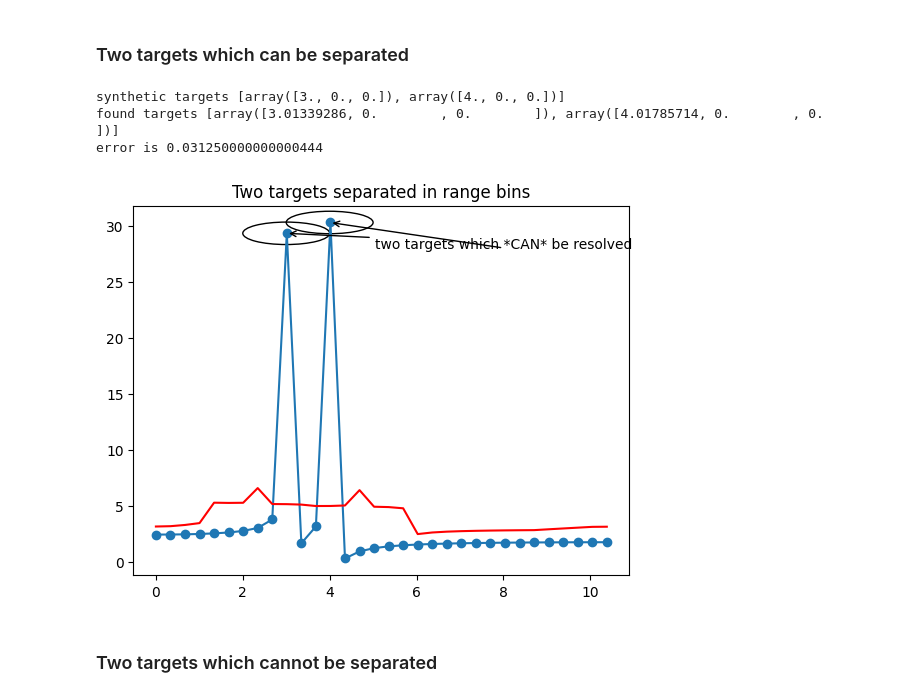
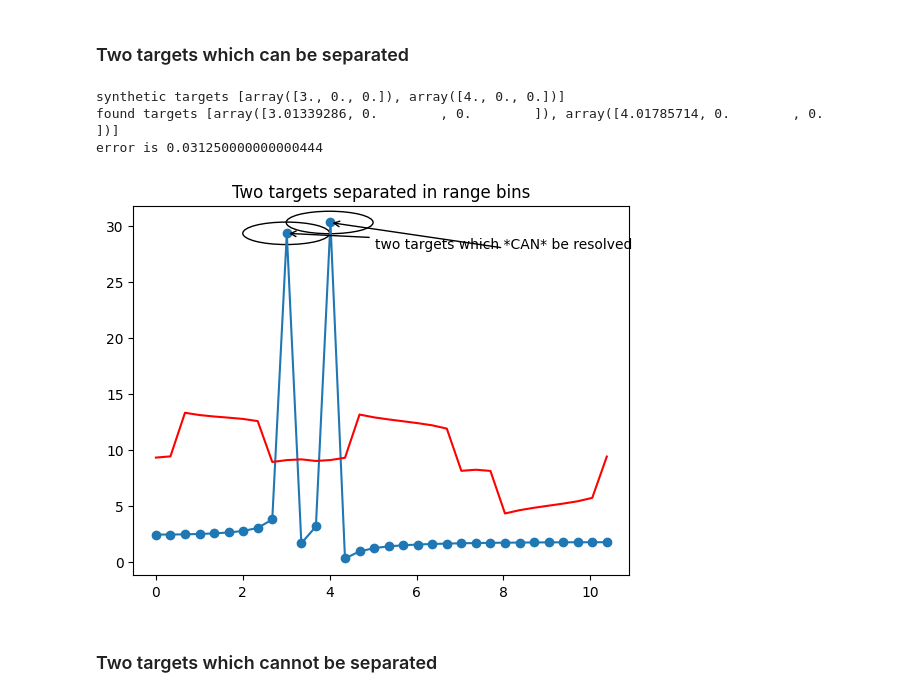
Before and after one commit to matt-chv/mmWrt, a Jupyter notebook: docs/Resolution.ipynb, the cells around one changed output. Drawn from its saved outputs; the diff is of its cells as text; code cells hidden in the pictures.

```diff
--- a/docs/Resolution.ipynb
+++ b/docs/Resolution.ipynb
@@ -79,9 +79,9 @@ bb = rt_points([radar], scatterers,
                radar, debug=debug_ON)
 
 Distances, range_profile = rsp.range_fft(bb["adc_cube"][0, 0, 0, :], bb)
-ca_cfar = rsp.cfar_ca_1d(range_profile)
-
 mag_r = abs(range_profile)
+ca_cfar = rsp.cfar_ca(mag_r, train_cell_count=10,
+                      guard_cell_count=1, pfa=1e-1)
 mag_c = abs(ca_cfar)
 # little hack to remove small FFT ripples : mag_r> 5
 target_filter = ((mag_r > mag_c) & (mag_r > 5))
@@ -100,34 +100,34 @@ print("error is", error)
 figure, axes = plt.subplots()
 plt.plot(Distances, mag_r, '-o')
 plt.plot(Distances, mag_c, '-r')
 plt.title("Two targets separated in range bins")
 
 # Add illustration of target separation
 circle1_xy = (target1.x, mag_r[grouped_peaks[0]])
 circle_1 = plt.Circle( circle1_xy, 1, fill=False)
 circle2_xy = (target2.x, mag_r[grouped_peaks[1]])
 circle_2 = plt.Circle( circle2_xy, 1, fill=False)
 
 axes.add_artist(circle_1)
 axes.add_artist(circle_2)
 plt.annotate("two targets which *CAN* be resolved", xy=circle1_xy, xytext=(8,0.9*NA//2),
              horizontalalignment="center",
              # Custom arrow
              arrowprops=dict(arrowstyle='->',lw=1)
              )
 
 plt.annotate("", xy=circle2_xy,xytext=(8,0.9*NA//2),
              horizontalalignment="center",
              # Custom arrow
              arrowprops=dict(arrowstyle='->',lw=1)
              )
 
 plt.show()
 # %% [output]
 synthetic targets [array([3., 0., 0.]), array([4., 0., 0.])]
 found targets [array([3.01339286, 0.        , 0.        ]), array([4.01785714, 0.        , 0.        ])]
 error is 0.031250000000000444
-[figure, old version]
+[figure, new version]
 # %% [markdown]
 ### Two targets which cannot be separated
 # %%
```
Also changed, not shown: parts of 4 cells of this notebook, 19 other files.
